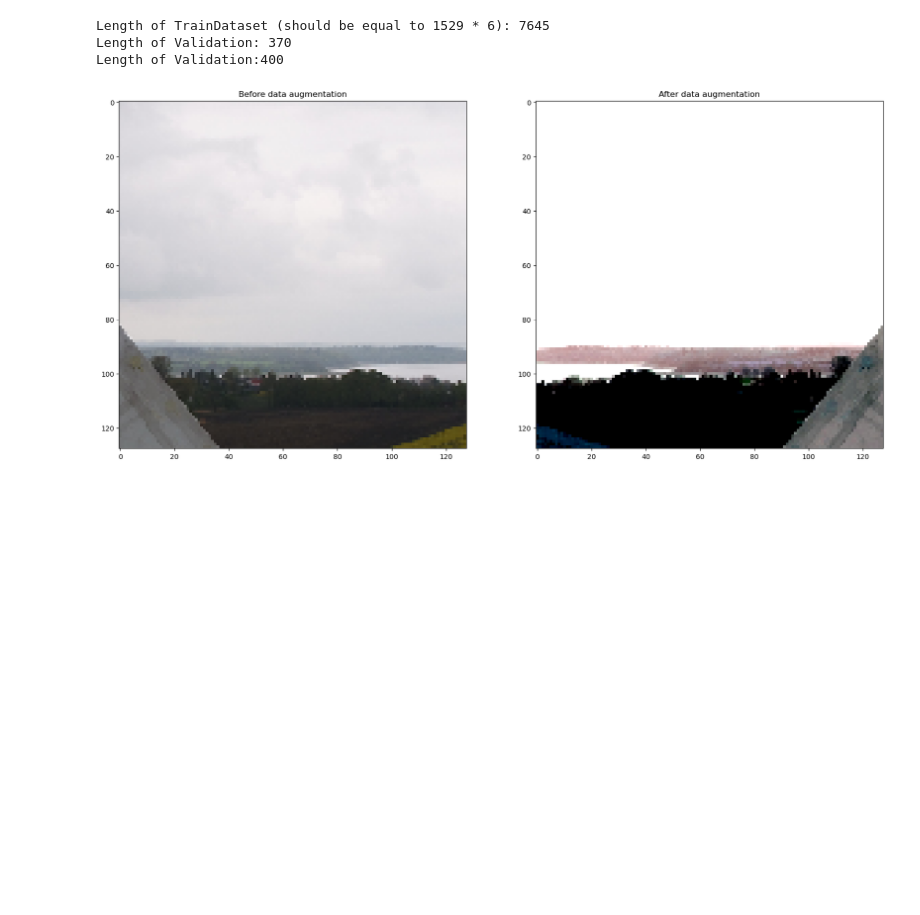
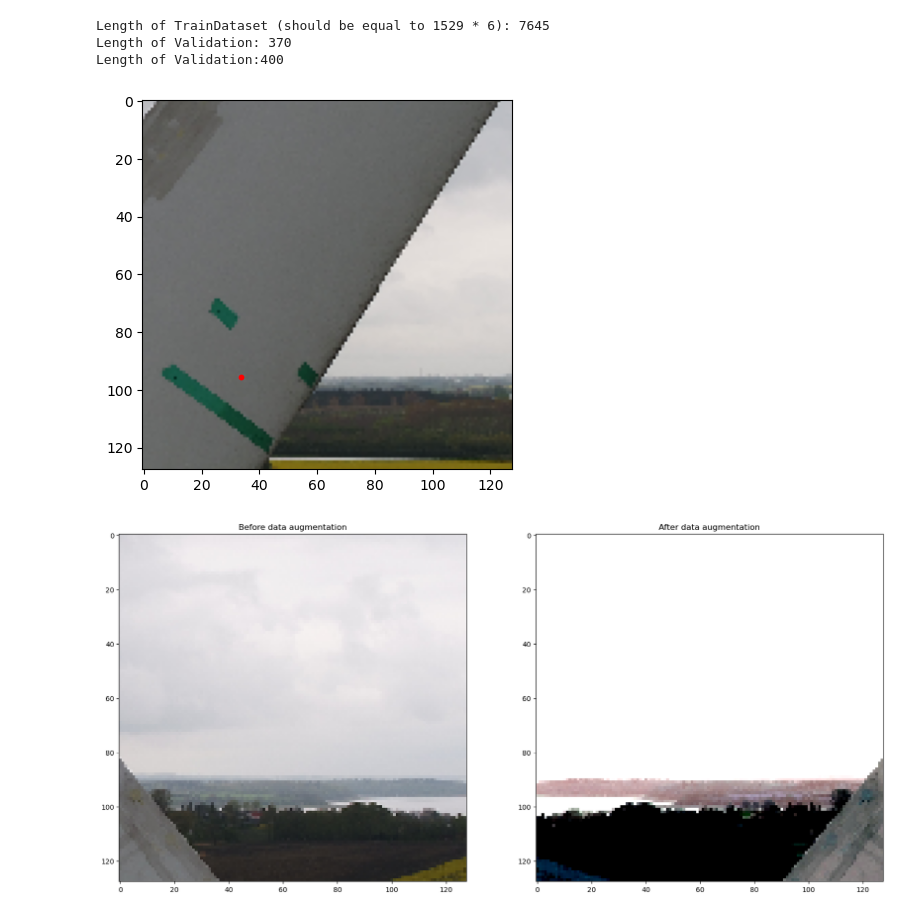
Before and after one commit to PPortela00/Computer-Vision, a Jupyter notebook: Project/Project.ipynb, the cells around one changed output. Cells and saved outputs as stored; diff of their text form; code cells hidden in the pictures; blank space fills up the shorter version.

Commit message:
Transformation tracking and center adjustment implemented

```diff
--- a/Project/Project.ipynb
+++ b/Project/Project.ipynb
@@ -695,11 +728,10 @@ def process_val_test_dataset(val_test_data_per_category):
 # %%
 transform = v2.Compose([
-    v2.RandomHorizontalFlip(),
-    v2.RandomVerticalFlip(),
-    v2.ColorJitter(brightness=0.5, contrast=0.5, saturation=0.5, hue=0.5),
-    v2.ToTensor(),
-    #v2.Normalize((0.5, 0.5, 0.5), (0.5, 0.5, 0.5))
-])
+                        TrackingTransform(v2.RandomHorizontalFlip(p = 1.0), 'RandomHorizontalFlip'),
+                        TrackingTransform(v2.RandomVerticalFlip(p = 1.0), 'RandomVerticalFlip'),
+                        v2.ColorJitter(brightness=0.5, contrast=0.5, saturation=0.5, hue=0.5),
+                        v2.ToTensor()
+                    ])
 # %%
 # Processamento do conjunto de treinamento
 TrainDataset, AugmentedDataset, OriginalDataset = process_train_dataset(train_data_per_category, dup_data_per_category, transform)
@@ -716,6 +748,12 @@ print('Length of Validation:{}'.format(len(TestDataset)))
 Length of TrainDataset (should be equal to 1529 * 6): 7645
 Length of Validation: 370
 Length of Validation:400
+# %%
+sub_image_test = OriginalDataset[4][3]
+# %%
+PlotCenterPoint(sub_image_test[0], sub_image_test[3])
+# %% [output]
+[figure, added]
 # %%
 def BeforeAfterDataAugmentation(aug_dataset, originals_dataset, idx):
 
```
Also changed, not shown: parts of 3 cells of this notebook.
